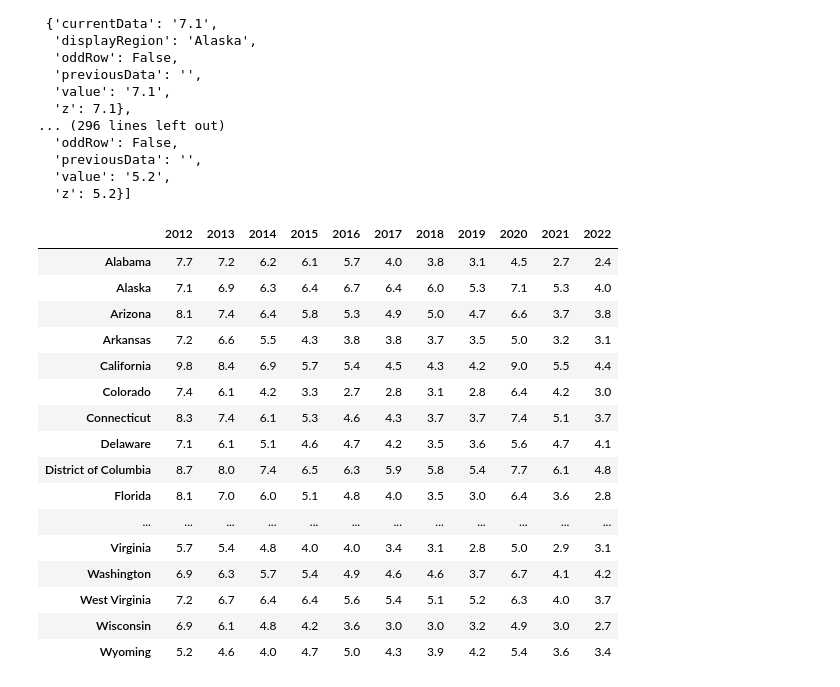
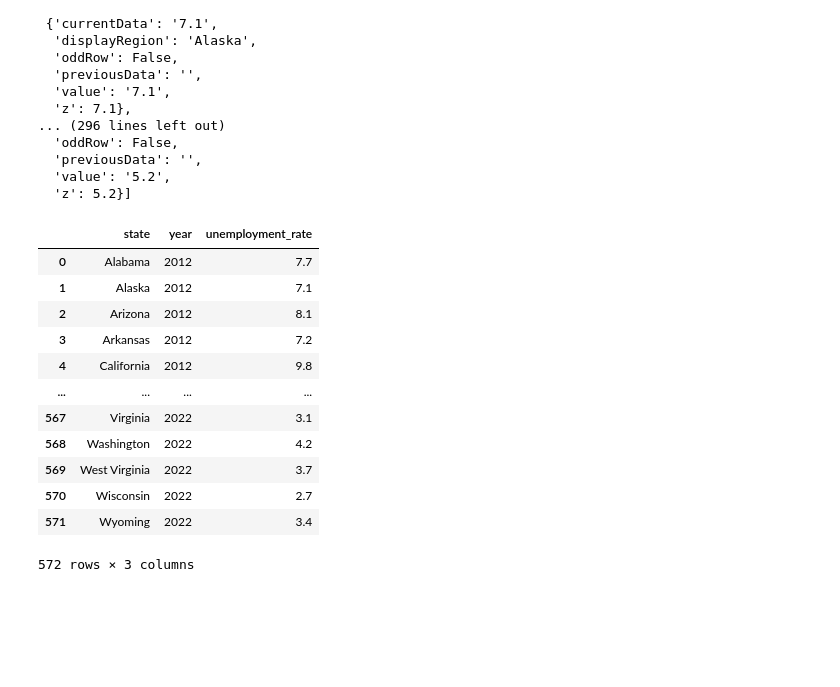
Before and after one commit to ryantangmj/ryantangmj.github.io, a Jupyter notebook: final_tutorial.ipynb, the cells around one changed output. Cells and saved outputs as stored; diff of their text form; code cells hidden in the pictures; blank space fills up the shorter version.

Commit message:
Updated dataframe for unemployment rate and did some EDA

```diff
--- a/final_tutorial.ipynb
+++ b/final_tutorial.ipynb
@@ -450,49 +450,58 @@ for year in range(2012, 2023):
         "year": str(year),
         "period": "M12"
     }
 
     # send the POST request
     response = requests.post("https://data.bls.gov/lausmap/drawMap", data=payload)
 
     # check if the request was successful
     if response.status_code == 200:
         # parse the JSON response
         data = response.json()
 
         # extract the datatableList part
         table_data = data.get('tableData')
         datatable_list = table_data.get('datatableList')
 
         # store the data in the dictionary
         for entry in datatable_list:
             region = entry['displayRegion']
             value = entry['currentData']
             if region not in data_dict:
                 data_dict[region] = {}
             data_dict[region][year] = value
     else:
         print(f"Failed to retrieve data for year {year}. Status code: {response.status_code}")
 
 # convert the dictionary to a DataFrame
-df_unemployment = pd.DataFrame(data_dict).T
+df_unemployment_intermediate = pd.DataFrame(data_dict).T
 
-# display the DataFrame
+# reset index to convert the DataFrame to a long format
+df_unemployment_intermediate.reset_index(inplace=True)
+
+# rename the index column to 'state'
+df_unemployment_intermediate.rename(columns={'index': 'state'}, inplace=True)
+
+# melt the DataFrame to long format
+df_unemployment = pd.melt(df_unemployment_intermediate, id_vars=['state'], var_name='year', value_name='unemployment_rate')
+
+# convert the 'year' and 'unemployment_rate' column to integer
+df_unemployment['year'] = df_unemployment['year'].astype(int)
+df_unemployment['unemployment_rate'] = df_unemployment['unemployment_rate'].astype(float)
+
+# display the reshaped DataFrame
 display(df_unemployment)
 # %% [output]
-|  | 2012 | 2013 | 2014 | 2015 | 2016 | 2017 | 2018 | 2019 | 2020 | 2021 | 2022 |
-| Alabama | 7.7 | 7.2 | 6.2 | 6.1 | 5.7 | 4.0 | 3.8 | 3.1 | 4.5 | 2.7 | 2.4 |
-| Alaska | 7.1 | 6.9 | 6.3 | 6.4 | 6.7 | 6.4 | 6.0 | 5.3 | 7.1 | 5.3 | 4.0 |
-| Arizona | 8.1 | 7.4 | 6.4 | 5.8 | 5.3 | 4.9 | 5.0 | 4.7 | 6.6 | 3.7 | 3.8 |
-| Arkansas | 7.2 | 6.6 | 5.5 | 4.3 | 3.8 | 3.8 | 3.7 | 3.5 | 5.0 | 3.2 | 3.1 |
-| California | 9.8 | 8.4 | 6.9 | 5.7 | 5.4 | 4.5 | 4.3 | 4.2 | 9.0 | 5.5 | 4.4 |
-| Colorado | 7.4 | 6.1 | 4.2 | 3.3 | 2.7 | 2.8 | 3.1 | 2.8 | 6.4 | 4.2 | 3.0 |
-| Connecticut | 8.3 | 7.4 | 6.1 | 5.3 | 4.6 | 4.3 | 3.7 | 3.7 | 7.4 | 5.1 | 3.7 |
-| Delaware | 7.1 | 6.1 | 5.1 | 4.6 | 4.7 | 4.2 | 3.5 | 3.6 | 5.6 | 4.7 | 4.1 |
-| District of Columbia | 8.7 | 8.0 | 7.4 | 6.5 | 6.3 | 5.9 | 5.8 | 5.4 | 7.7 | 6.1 | 4.8 |
-| Florida | 8.1 | 7.0 | 6.0 | 5.1 | 4.8 | 4.0 | 3.5 | 3.0 | 6.4 | 3.6 | 2.8 |
-| ... | ... | ... | ... | ... | ... | ... | ... | ... | ... | ... | ... |
-| Virginia | 5.7 | 5.4 | 4.8 | 4.0 | 4.0 | 3.4 | 3.1 | 2.8 | 5.0 | 2.9 | 3.1 |
-| Washington | 6.9 | 6.3 | 5.7 | 5.4 | 4.9 | 4.6 | 4.6 | 3.7 | 6.7 | 4.1 | 4.2 |
-| West Virginia | 7.2 | 6.7 | 6.4 | 6.4 | 5.6 | 5.4 | 5.1 | 5.2 | 6.3 | 4.0 | 3.7 |
-| Wisconsin | 6.9 | 6.1 | 4.8 | 4.2 | 3.6 | 3.0 | 3.0 | 3.2 | 4.9 | 3.0 | 2.7 |
-| Wyoming | 5.2 | 4.6 | 4.0 | 4.7 | 5.0 | 4.3 | 3.9 | 4.2 | 5.4 | 3.6 | 3.4 |
+|  | state | year | unemployment_rate |
+| 0 | Alabama | 2012 | 7.7 |
+| 1 | Alaska | 2012 | 7.1 |
+| 2 | Arizona | 2012 | 8.1 |
+| 3 | Arkansas | 2012 | 7.2 |
+| 4 | California | 2012 | 9.8 |
+| ... | ... | ... | ... |
+| 567 | Virginia | 2022 | 3.1 |
+| 568 | Washington | 2022 | 4.2 |
+| 569 | West Virginia | 2022 | 3.7 |
+| 570 | Wisconsin | 2022 | 2.7 |
+| 571 | Wyoming | 2022 | 3.4 |
+572 rows × 3 columns
```
Also changed, not shown: parts of 2 cells of this notebook.
